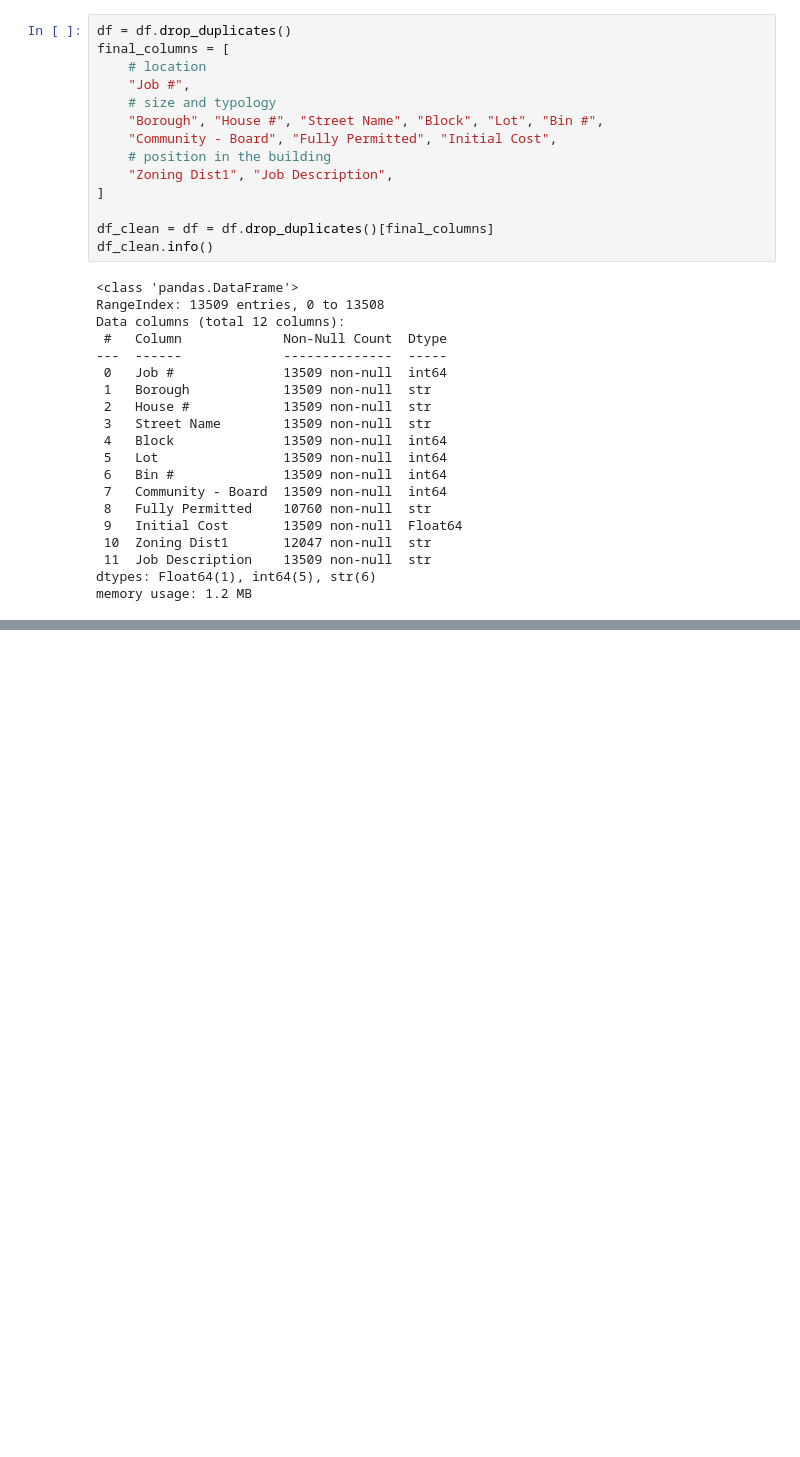
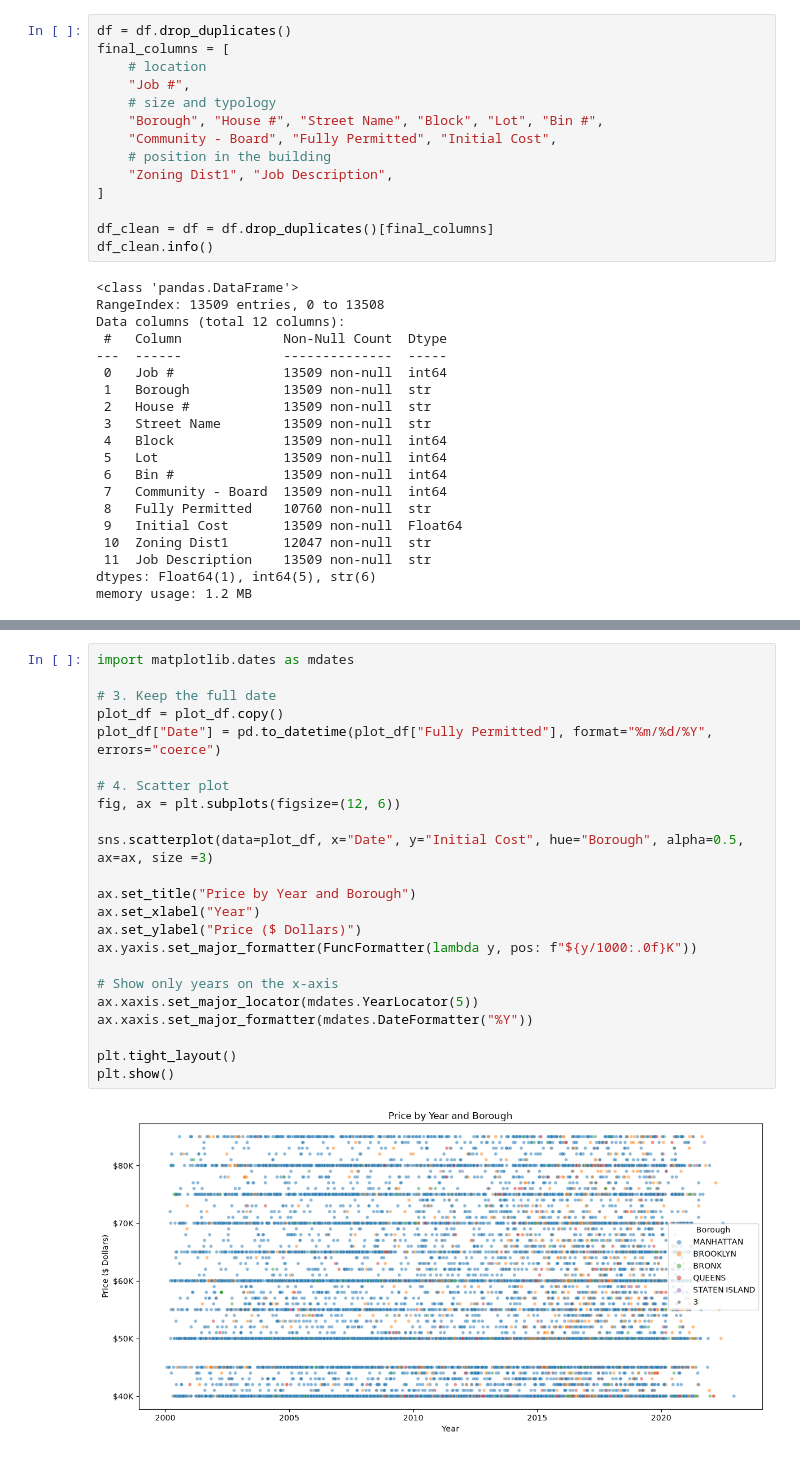
Before and after one commit to iaac-maai/group7_day1_assigment, a Jupyter notebook: New_York_Housing_cost/notebook/data_cleaning_and_EDA.ipynb, the cells around one changed output, grey strips where cells are left out. Drawn from its saved outputs; the diff is of its cells as text; blank space fills up the shorter version.

```diff
--- a/New_York_Housing_cost/notebook/data_cleaning_and_EDA.ipynb
+++ b/New_York_Housing_cost/notebook/data_cleaning_and_EDA.ipynb
@@ -303,0 +368,25 @@ memory usage: 1.2 MB
+# %%
+import matplotlib.dates as mdates
+
+# 3. Keep the full date
+plot_df = plot_df.copy()
+plot_df["Date"] = pd.to_datetime(plot_df["Fully Permitted"], format="%m/%d/%Y", errors="coerce")
+
+# 4. Scatter plot
+fig, ax = plt.subplots(figsize=(12, 6))
+
+sns.scatterplot(data=plot_df, x="Date", y="Initial Cost", hue="Borough", alpha=0.5, ax=ax, size =3)
+
+ax.set_title("Price by Year and Borough")
+ax.set_xlabel("Year")
+ax.set_ylabel("Price ($ Dollars)")
+ax.yaxis.set_major_formatter(FuncFormatter(lambda y, pos: f"${y/1000:.0f}K"))
+
+# Show only years on the x-axis
+ax.xaxis.set_major_locator(mdates.YearLocator(5))
+ax.xaxis.set_major_formatter(mdates.DateFormatter("%Y"))
+
+plt.tight_layout()
+plt.show()
+# %% [output]
+[figure, added]
```
Also changed, not shown: parts of 2 cells of this notebook.
